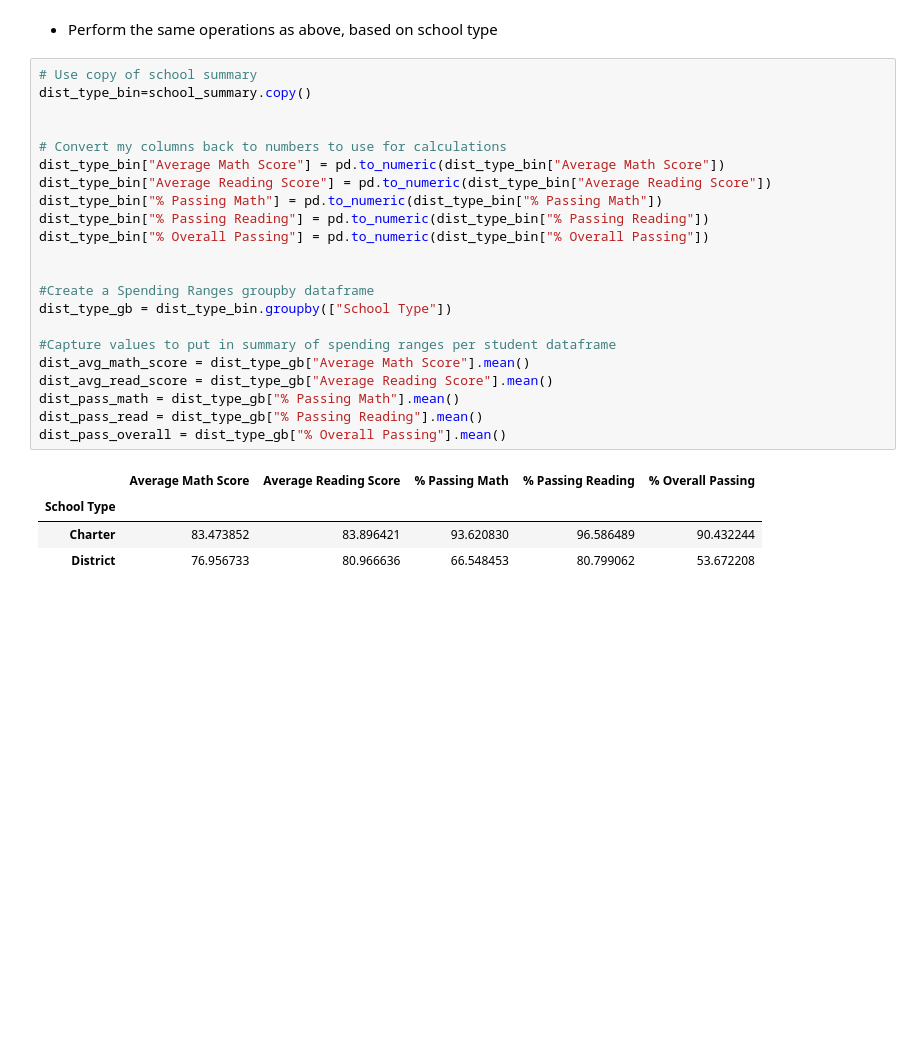
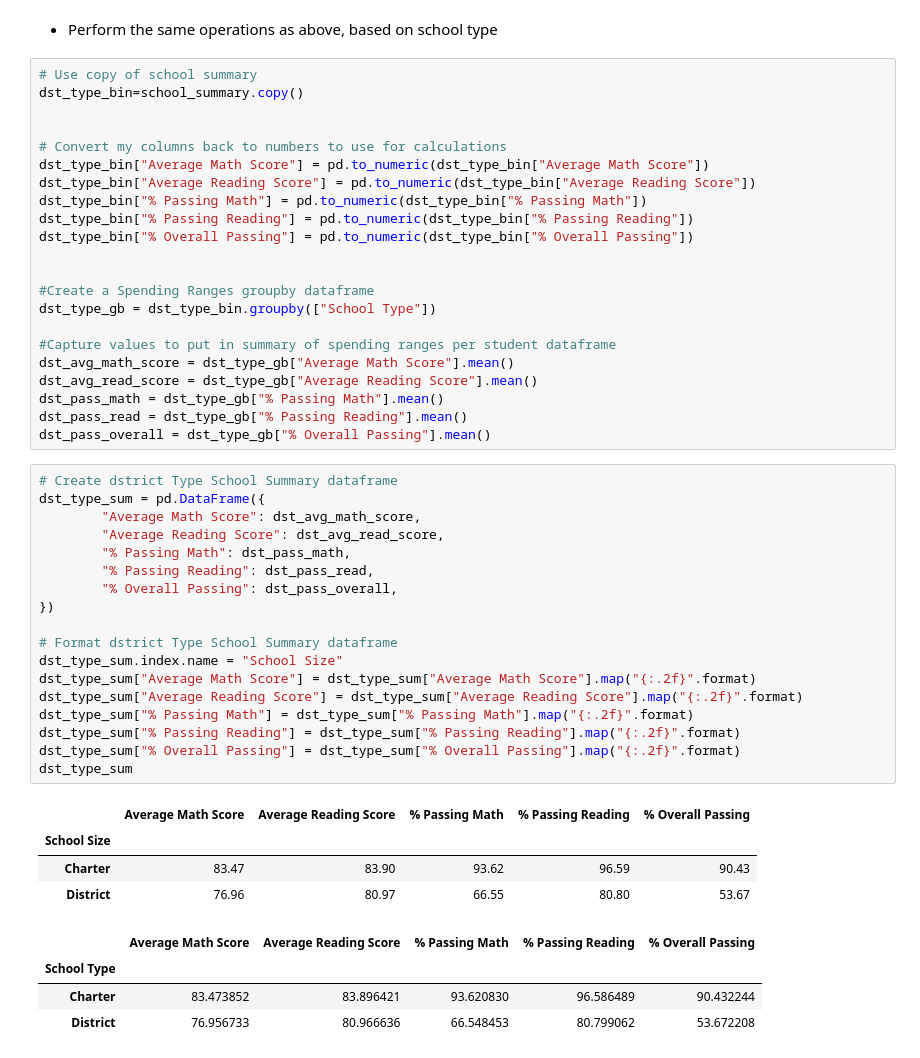
Before and after one commit to thallegacy/pandas-challenge, a Jupyter notebook: PyCitySchools/PyCitySchools_LR.ipynb, the cells around one changed output. Drawn from its saved outputs; the diff is of its cells as text; blank space fills up the shorter version.

Commit message:
Add District school summary dataframe

```diff
--- a/PyCitySchools/PyCitySchools_LR.ipynb
+++ b/PyCitySchools/PyCitySchools_LR.ipynb
@@ -645,26 +645,49 @@ sch_size_sum
 * Perform the same operations as above, based on school type
 # %%
 # Use copy of school summary
-dist_type_bin=school_summary.copy()
+dst_type_bin=school_summary.copy()
 
 
 # Convert my columns back to numbers to use for calculations
-dist_type_bin["Average Math Score"] = pd.to_numeric(dist_type_bin["Average Math Score"])
-dist_type_bin["Average Reading Score"] = pd.to_numeric(dist_type_bin["Average Reading Score"])
-dist_type_bin["% Passing Math"] = pd.to_numeric(dist_type_bin["% Passing Math"])
-dist_type_bin["% Passing Reading"] = pd.to_numeric(dist_type_bin["% Passing Reading"])
-dist_type_bin["% Overall Passing"] = pd.to_numeric(dist_type_bin["% Overall Passing"])
+dst_type_bin["Average Math Score"] = pd.to_numeric(dst_type_bin["Average Math Score"])
+dst_type_bin["Average Reading Score"] = pd.to_numeric(dst_type_bin["Average Reading Score"])
+dst_type_bin["% Passing Math"] = pd.to_numeric(dst_type_bin["% Passing Math"])
+dst_type_bin["% Passing Reading"] = pd.to_numeric(dst_type_bin["% Passing Reading"])
+dst_type_bin["% Overall Passing"] = pd.to_numeric(dst_type_bin["% Overall Passing"])
 
 
 #Create a Spending Ranges groupby dataframe
-dist_type_gb = dist_type_bin.groupby(["School Type"])
+dst_type_gb = dst_type_bin.groupby(["School Type"])
 
 #Capture values to put in summary of spending ranges per student dataframe
-dist_avg_math_score = dist_type_gb["Average Math Score"].mean()
-dist_avg_read_score = dist_type_gb["Average Reading Score"].mean()
-dist_pass_math = dist_type_gb["% Passing Math"].mean()
-dist_pass_read = dist_type_gb["% Passing Reading"].mean()
-dist_pass_overall = dist_type_gb["% Overall Passing"].mean()
+dst_avg_math_score = dst_type_gb["Average Math Score"].mean()
+dst_avg_read_score = dst_type_gb["Average Reading Score"].mean()
+dst_pass_math = dst_type_gb["% Passing Math"].mean()
+dst_pass_read = dst_type_gb["% Passing Reading"].mean()
+dst_pass_overall = dst_type_gb["% Overall Passing"].mean()
+# %%
+# Create dstrict Type School Summary dataframe
+dst_type_sum = pd.DataFrame({
+        "Average Math Score": dst_avg_math_score,
+        "Average Reading Score": dst_avg_read_score,
+        "% Passing Math": dst_pass_math,
+        "% Passing Reading": dst_pass_read,
+        "% Overall Passing": dst_pass_overall,
+})
+
+# Format dstrict Type School Summary dataframe
+dst_type_sum.index.name = "School Size"
+dst_type_sum["Average Math Score"] = dst_type_sum["Average Math Score"].map("{:.2f}".format)
+dst_type_sum["Average Reading Score"] = dst_type_sum["Average Reading Score"].map("{:.2f}".format)
+dst_type_sum["% Passing Math"] = dst_type_sum["% Passing Math"].map("{:.2f}".format)
+dst_type_sum["% Passing Reading"] = dst_type_sum["% Passing Reading"].map("{:.2f}".format)
+dst_type_sum["% Overall Passing"] = dst_type_sum["% Overall Passing"].map("{:.2f}".format)
+dst_type_sum
+# %% [output]
+|  | Average Math Score | Average Reading Score | % Passing Math | % Passing Reading | % Overall Passing |
+| School Size |  |  |  |  |  |
+| Charter | 83.47 | 83.90 | 93.62 | 96.59 | 90.43 |
+| District | 76.96 | 80.97 | 66.55 | 80.80 | 53.67 |
 # %%
 # %% [output]
 |  | Average Math Score | Average Reading Score | % Passing Math | % Passing Reading | % Overall Passing |
```
